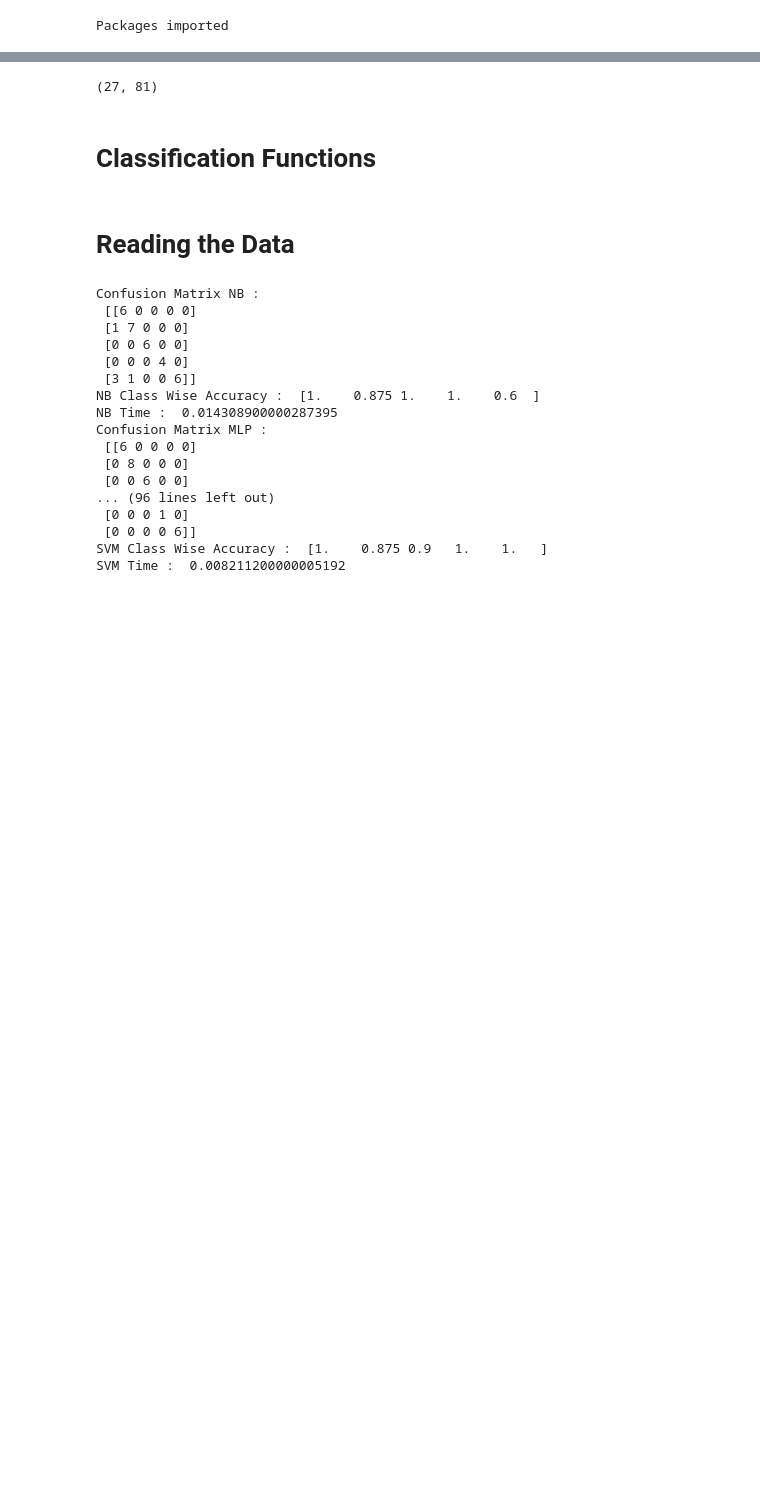
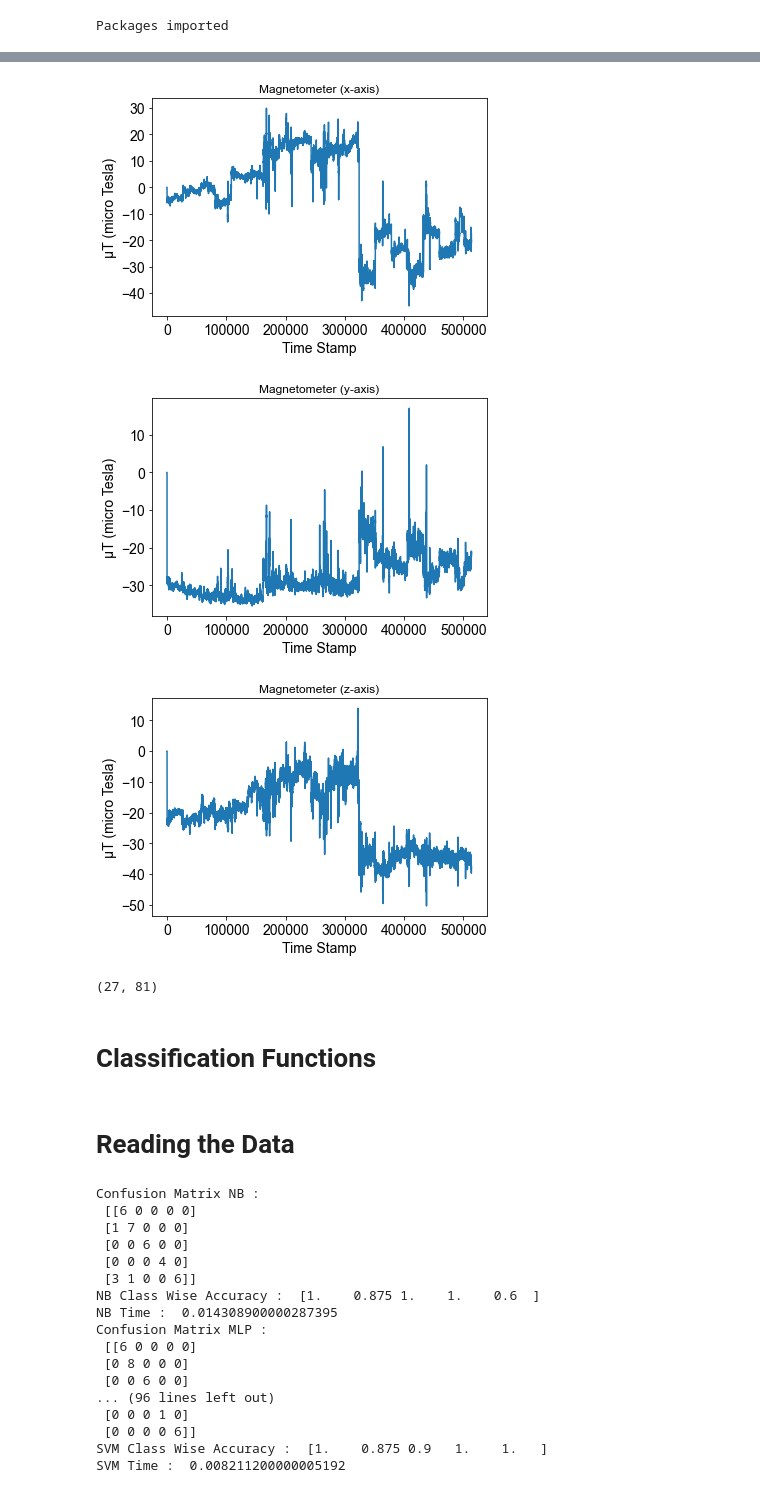
Before and after one commit to sarwanpasha/mobile_sensor_data_collection, a Jupyter notebook: IoT Project.ipynb, the cells around one changed output, grey strips where cells are left out. Saved outputs shown, nothing was run; the diff lists cells and outputs as text; code cells hidden in the pictures; blank space fills up the shorter version.

```diff
--- a/IoT Project.ipynb
+++ b/IoT Project.ipynb
@@ -190,6 +269,10 @@ path = "E:/University/2nd Semester/IoT/Project/Data/IoT Sensor Data/" + applicat
 onlyfiles = [f for f in listdir(path) if isfile(join(path, f))]
 
 Magnetic_final_feature_set = []
+
+x_values_plot = []
+y_values_plot = []
+z_values_plot = []
 
 for i in range(len(onlyfiles)):
 #     print(i,"/",len(onlyfiles))
@@ -210,3 +293,7 @@ for i in range(len(onlyfiles)):
     z_features = [mean(z_values),statistics.median(z_values),statistics.mode(z_values),statistics.quantiles(z_values)[0],statistics.quantiles(z_values)[1], statistics.quantiles(z_values)[2],statistics.pstdev(z_values),statistics.stdev(z_values),statistics.variance(z_values)]
 
     Magnetic_final_feature_set.append(list(itertools.chain(x_features,y_features,z_features)))
+
+    x_values_plot.append(np.array(x_values))
+    y_values_plot.append(np.array(y_values))
+    z_values_plot.append(np.array(z_values))
@@ -215,3 +300,35 @@ len(x_features),len(Magnetic_final_feature_set[0])
+# %%
+x_mean = pd.DataFrame(x_values_plot)
+y_mean = pd.DataFrame(y_values_plot)
+z_mean = pd.DataFrame(z_values_plot)
+# %%
+plt.plot(x_mean.mean(axis=0))
+plt.ylabel('μT (micro Tesla)',fontsize=14)
+plt.xlabel('Time Stamp',fontsize=14)
+plt.xticks(fontsize=14)
+plt.yticks(fontsize=14)
+plt.title("Magnetometer (x-axis)")
+plt.show()
+
+plt.plot(y_mean.mean(axis=0))
+plt.ylabel('μT (micro Tesla)',fontsize=14)
+plt.xlabel('Time Stamp',fontsize=14)
+plt.xticks(fontsize=14)
+plt.yticks(fontsize=14)
+plt.title("Magnetometer (y-axis)")
+plt.show()
+
+plt.plot(z_mean.mean(axis=0))
+plt.ylabel('μT (micro Tesla)',fontsize=14)
+plt.xlabel('Time Stamp',fontsize=14)
+plt.xticks(fontsize=14)
+plt.yticks(fontsize=14)
+plt.title("Magnetometer (z-axis)")
+plt.show()
+# %% [output]
+[figure, added]
+[figure, added]
+[figure, added]
 # %%
 gender = []
 hand = []
```
Also changed, not shown: parts of 31 cells of this notebook.
